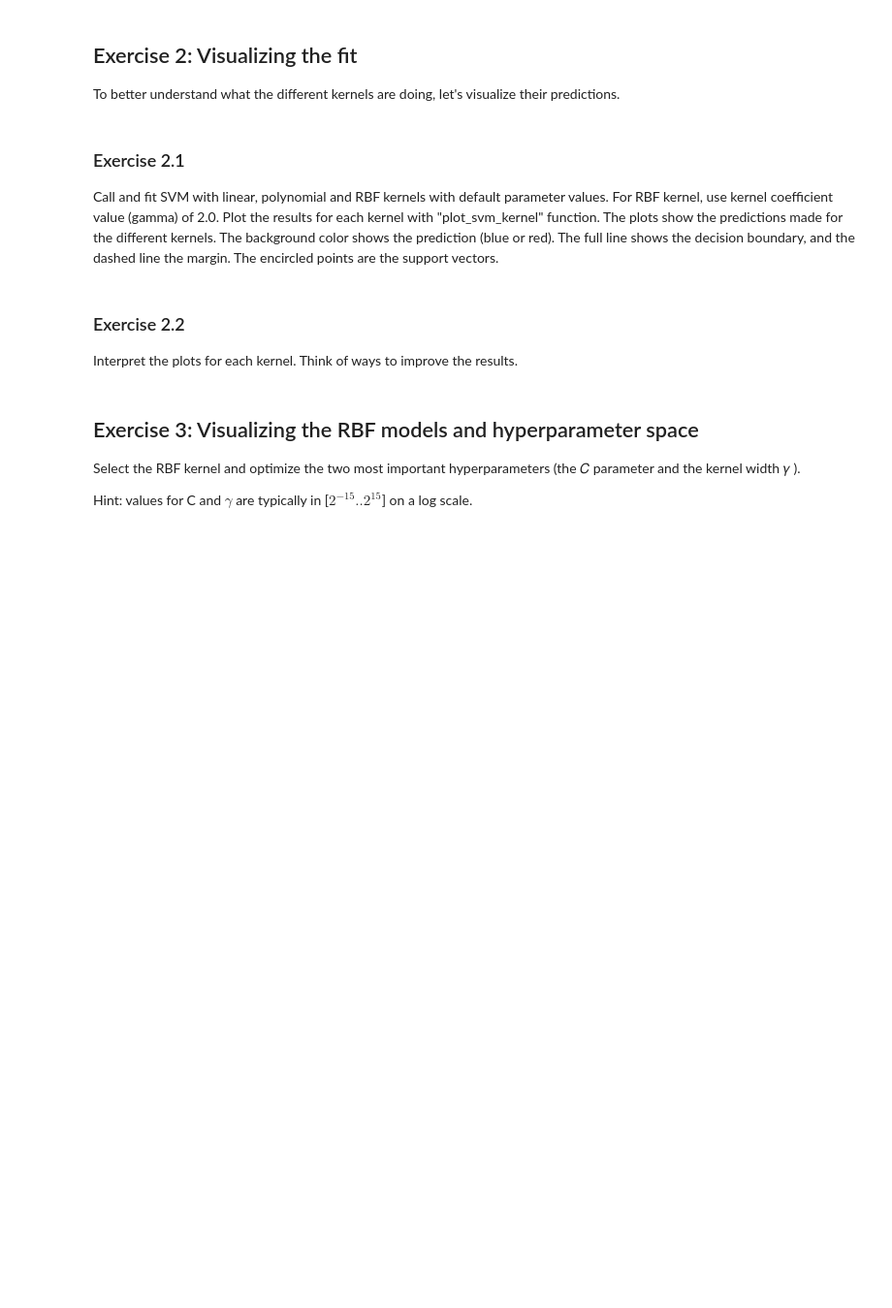
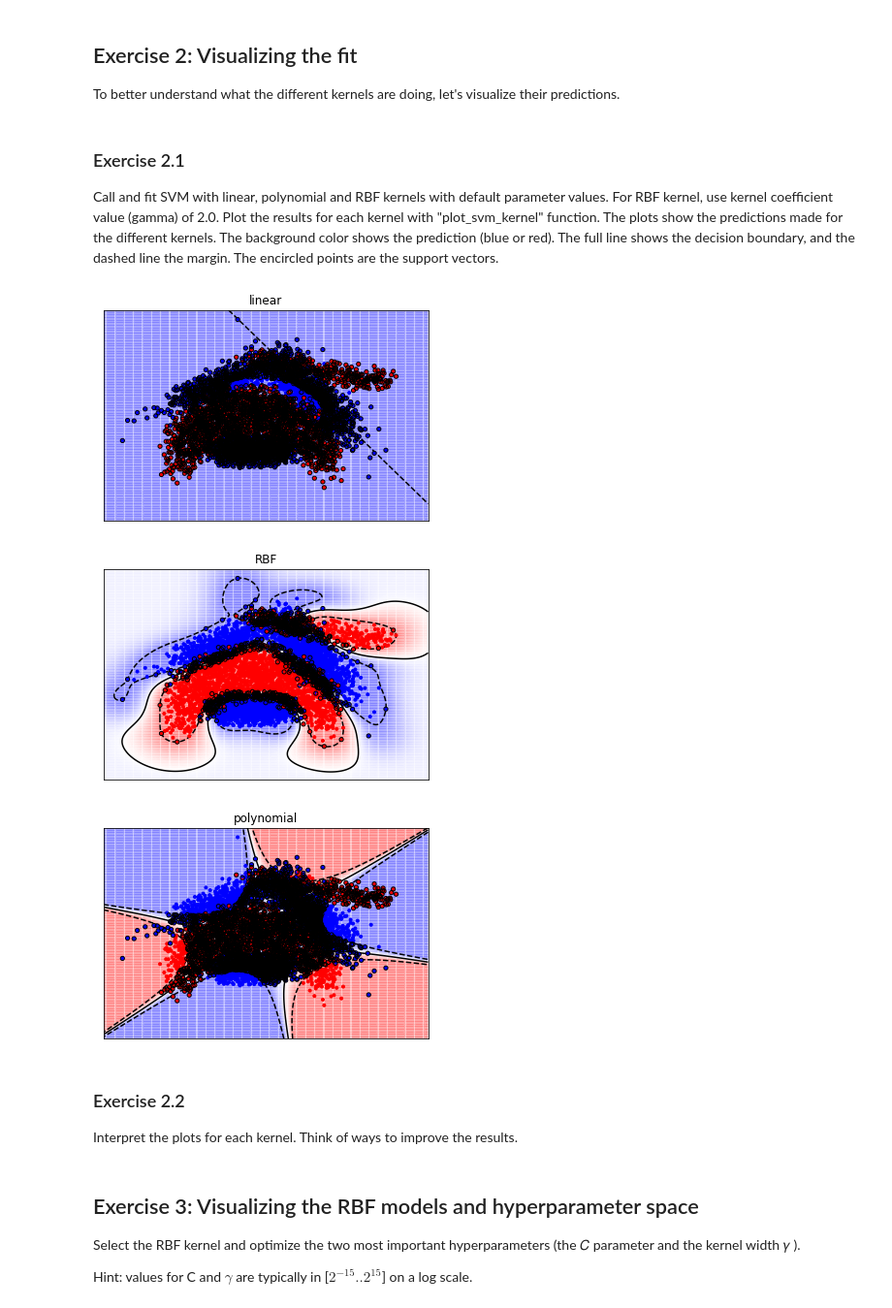
Before and after one commit to TbabmBarry/master, a Jupyter notebook: labs/Lab 2 - SVM.ipynb, the cells around one changed output. Shown at 97% size. Cells and saved outputs as stored; diff of their text form; code cells hidden in the pictures; blank space fills up the shorter version.

```diff
--- a/labs/Lab 2 - SVM.ipynb
+++ b/labs/Lab 2 - SVM.ipynb
@@ -184,6 +200,18 @@ To better understand what the different kernels are doing, let's visualize their
 # %% [markdown]
 ### Exercise 2.1
 Call and fit SVM with linear, polynomial and RBF kernels with default parameter values. For RBF kernel, use kernel coefficient value (gamma) of 2.0. Plot the results for each kernel with "plot_svm_kernel" function. The plots show the predictions made for the different kernels. The background color shows the prediction (blue or red). The full line shows the decision boundary, and the dashed line the margin. The encircled points are the support vectors.
+# %%
+models = [SVC(kernel="linear"),
+         SVC(kernel="rbf", gamma=2.0),
+         SVC(kernel="poly")]
+model_names = ["linear", "RBF", "polynomial"]
+models = [clf.fit(X, y) for clf in models]
+for title, clf in zip(model_names, models):
+    plot_svm_kernel(X, y, title, clf.support_vectors_, clf.decision_function, dual_coef=None, show=True)
+# %% [output]
+[figure, added]
+[figure, added]
+[figure, added]
 # %% [markdown]
 ### Exercise 2.2
 Interpret the plots for each kernel. Think of ways to improve the results.
```
Also changed, not shown: parts of 7 cells of this notebook.
